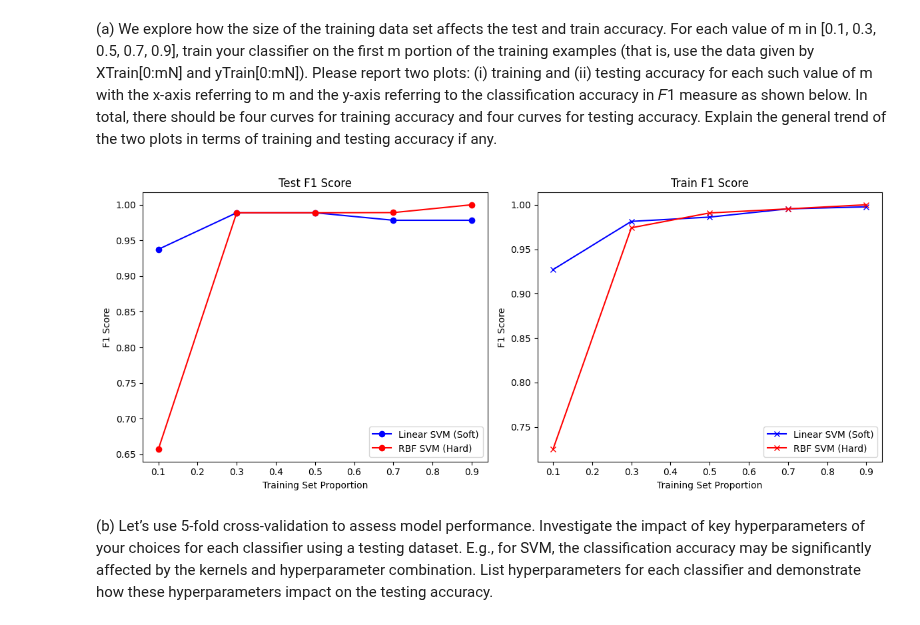
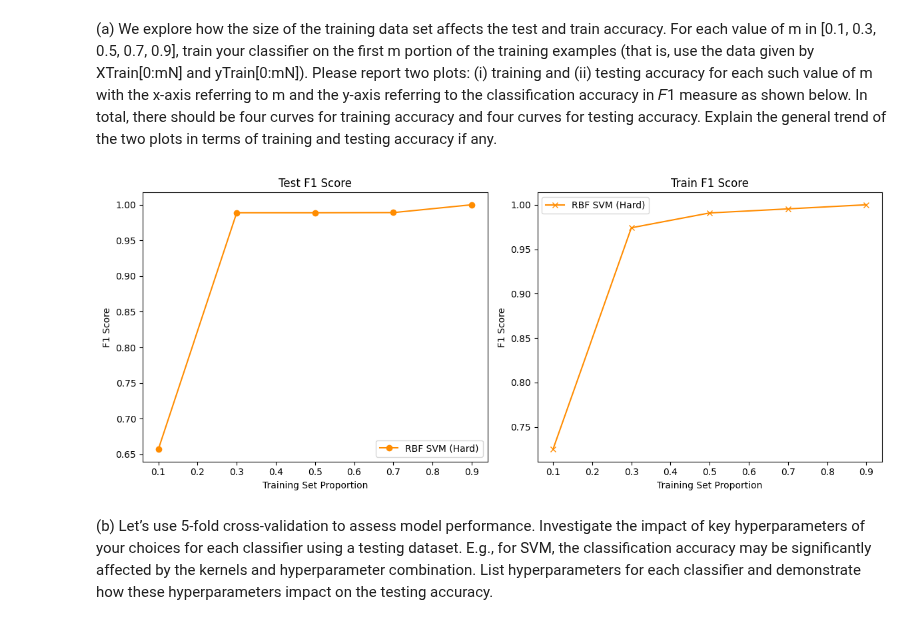
Before and after one commit to spartanjax/cs361_shared_assigment, a Jupyter notebook: Divided Parts/Classifiers/C_SVM_SET.ipynb, the cells around one changed output. Drawn from its saved outputs; the diff is of its cells as text; code cells hidden in the pictures.

```diff
--- a/Divided Parts/Classifiers/C_SVM_SET.ipynb
+++ b/Divided Parts/Classifiers/C_SVM_SET.ipynb
@@ -97,11 +97,11 @@ and the y-axis referring to the classification accuracy in 𝐹1 measure as show
 there should be four curves for training accuracy and four curves for testing accuracy. Explain
 the general trend of the two plots in terms of training and testing accuracy if any.
 # %%
-def train_on_m(train_y, vector, vector_test, m, y_test, kernel_type = 'linear'):
+def train_on_m(train_y, vector, vector_test, m, y_test):
     sub_vector = vector[0:round(vector.shape[0]*m)]
     y_sub = train_y[0:round(len(train_y)*m)]
 
-    clf = make_classifier(sub_vector, y_sub, kernel_type)
+    clf = make_classifier(sub_vector, y_sub)
 
     preds_test = clf.predict(vector_test)
     preds_train = clf.predict(vector)
@@ -138,11 +138,8 @@ def vectorize(data, test_data):
     test_vector = vectorizer.transform(test_data["Text"])
     return vector, test_vector
 
-def make_classifier(X, y, kernel_type='linear'):
-    if kernel_type == 'linear':
-        clf = svm.SVC(kernel = 'linear', C = 1)
-    elif kernel_type == 'rbf':
-        clf = svm.SVC(kernel = 'rbf', C = 1000, gamma = 1)
+def make_classifier(X, y):
+    clf = svm.SVC(kernel = 'rbf', C = 1000, gamma = 1)
     clf.fit(X, y)
     return clf
 
@@ -153,44 +150,37 @@ def main():
     y_test = test_data["Category"]
     vector, vector_test = vectorize(data, test_data)
 
     ms = [0.1, 0.3, 0.5, 0.7, 0.9]
-    lin_train_f1s = []
-    lin_test_f1s = []
     rbf_train_f1s = []
     rbf_test_f1s = []
 
     for m in ms:
-        lin_train, lin_test = train_on_m(y, vector, vector_test, m, y_test, kernel_type = 'linear')
-        rbf_train, rbf_test = train_on_m(y, vector, vector_test, m, y_test, kernel_type = 'rbf')
-        lin_train_f1s.append(lin_train)
-        lin_test_f1s.append(lin_test)
+        rbf_train, rbf_test = train_on_m(y, vector, vector_test, m, y_test)
         rbf_train_f1s.append(rbf_train)
         rbf_test_f1s.append(rbf_test)
 
     fig, axes = plt.subplots(1, 2, figsize=(12, 5))
 
     # Test F1
-    axes[0].plot(ms, lin_test_f1s, label="Linear SVM (Soft)", marker="o", color="blue")
-    axes[0].plot(ms, rbf_test_f1s, label="RBF SVM (Hard)", marker="o", color="red")
+    axes[0].plot(ms, rbf_test_f1s, label="RBF SVM (Hard)", marker="o", color="darkorange")
     axes[0].set_title("Test F1 Score")
     axes[0].set_xlabel("Training Set Proportion")
     axes[0].set_ylabel("F1 Score")
     axes[0].legend()
 
     # Train F1
-    axes[1].plot(ms, lin_train_f1s, label="Linear SVM (Soft)", marker="x", color="blue")
-    axes[1].plot(ms, rbf_train_f1s, label="RBF SVM (Hard)", marker="x", color="red")
+    axes[1].plot(ms, rbf_train_f1s, label="RBF SVM (Hard)", marker="x", color="darkorange")
     axes[1].set_title("Train F1 Score")
     axes[1].set_xlabel("Training Set Proportion")
     axes[1].set_ylabel("F1 Score")
     axes[1].legend()
 
     plt.tight_layout()
     plt.show()
 
 main()
 # %% [output]
-[figure, old version]
+[figure, new version]
 # %% [markdown]
 (b) Let’s use 5-fold cross-validation to assess model performance. Investigate the impact of key
 hyperparameters of your choices for each classifier using a testing dataset. E.g., for SVM, the
```
